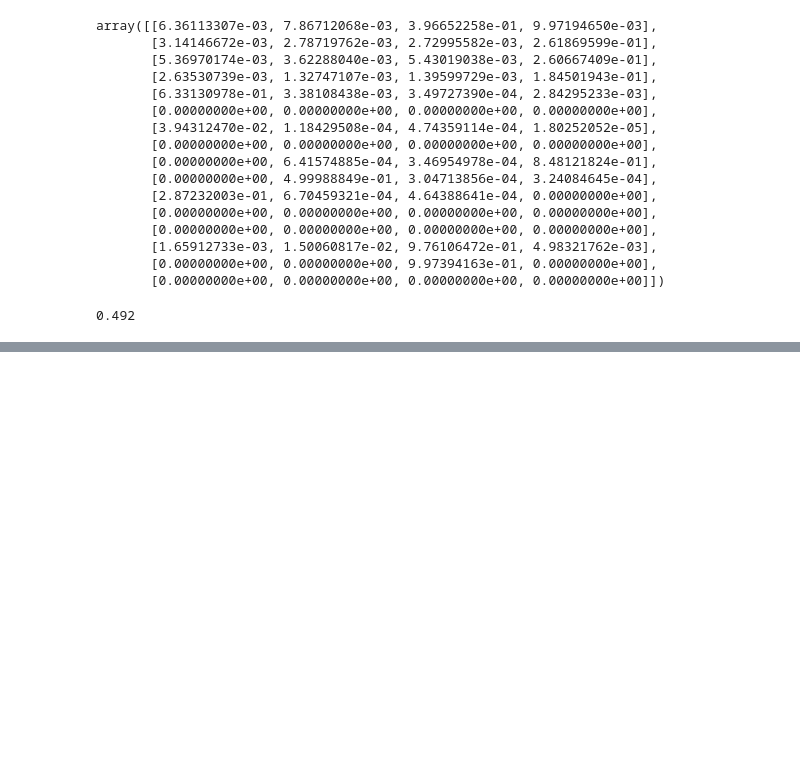
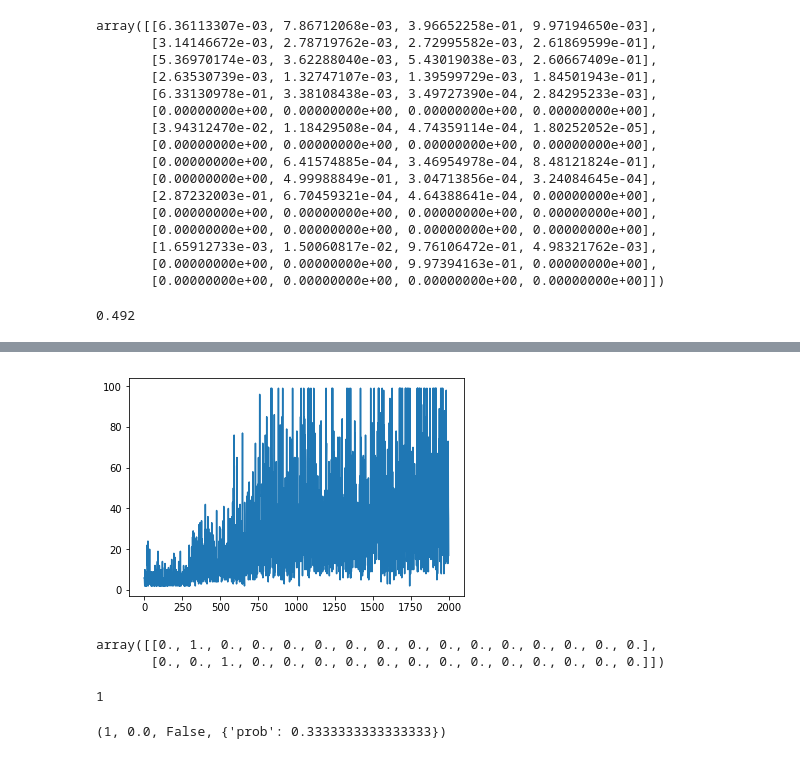
Before and after one commit to JeehunPark/Reinforcement-Learning, a Jupyter notebook: Simple Reinforcement Learning with Tensorflow/Q-Learning.ipynb, the cells around one changed output, grey strips where cells are left out. Cells and saved outputs as stored; diff of their text form; code cells hidden in the pictures; blank space fills up the shorter version.

```diff
--- a/Simple Reinforcement Learning with Tensorflow/Q-Learning.ipynb
+++ b/Simple Reinforcement Learning with Tensorflow/Q-Learning.ipynb
@@ -70,0 +152,18 @@ sum(reward_his)/num_episodes
+# %%
+plt.plot(jList)
+plt.show()
+# %% [output]
+[figure, added]
+# %%
+np.identity(n=16)[1:3,:]
+# %% [output]
+array([[0., 1., 0., 0., 0., 0., 0., 0., 0., 0., 0., 0., 0., 0., 0., 0.],
+       [0., 0., 1., 0., 0., 0., 0., 0., 0., 0., 0., 0., 0., 0., 0., 0.]])
+# %%
+env.action_space.sample()
+# %% [output]
+1
+# %%
+env.step(1)
+# %% [output]
+(1, 0.0, False, {'prob': 0.3333333333333333})
```
Also changed, not shown: parts of 7 cells of this notebook.
